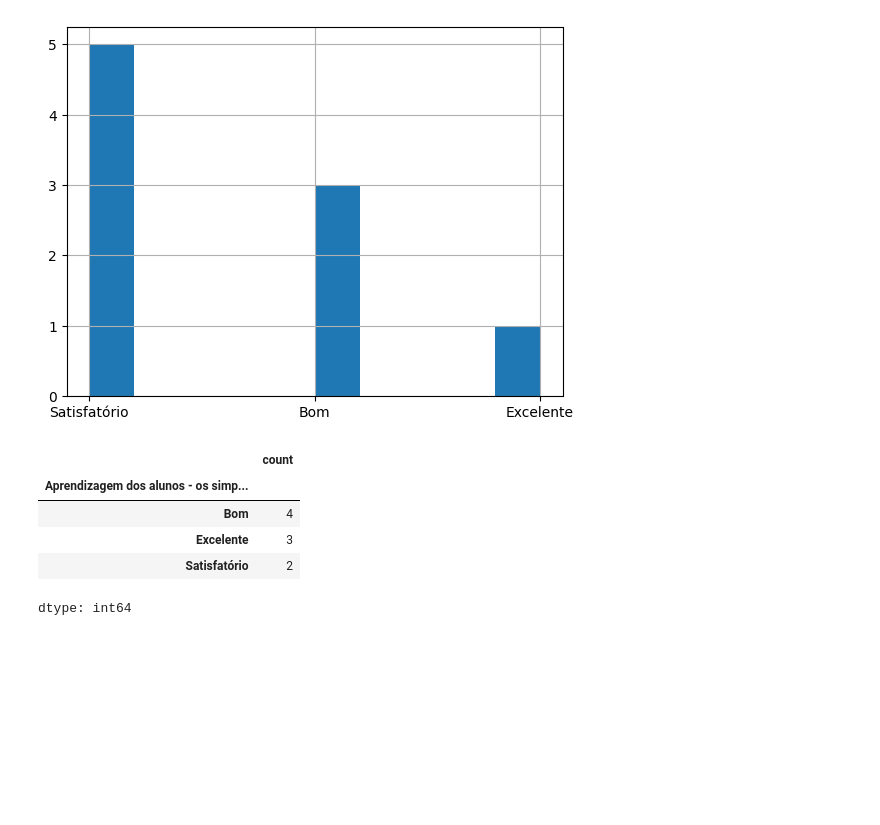
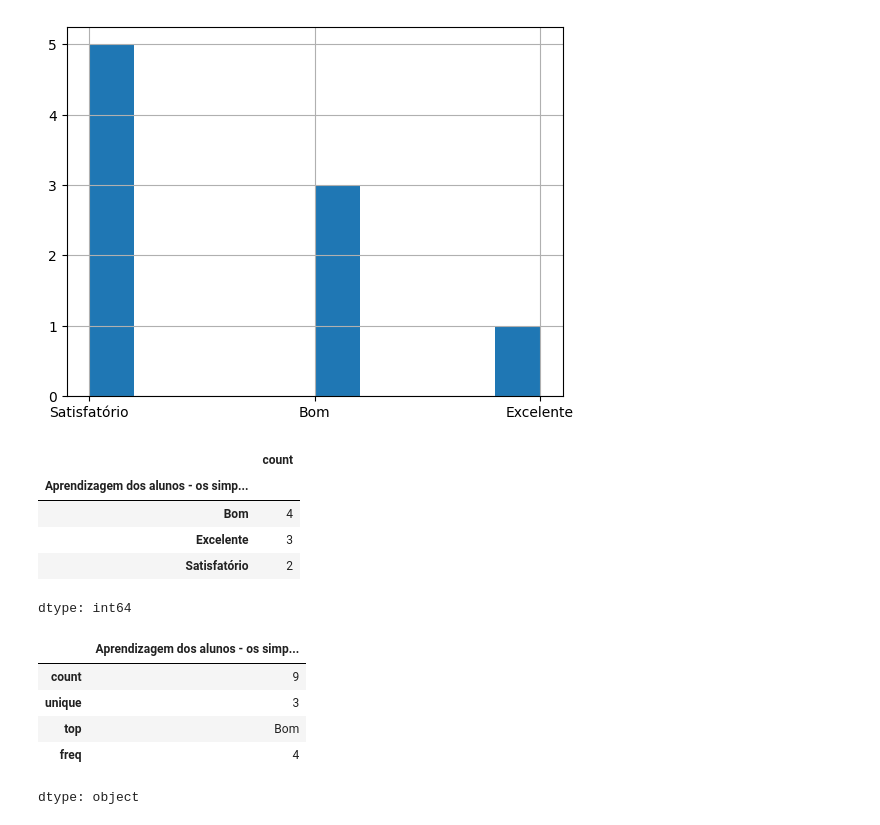
Before and after one commit to HellenCris808/Python, a Jupyter notebook: planilha2.ipynb, the cells around one changed output. Cells and saved outputs as stored; diff of their text form; code cells hidden in the pictures; blank space fills up the shorter version.

```diff
--- a/planilha2.ipynb
+++ b/planilha2.ipynb
@@ -63,3 +63,12 @@ dados['Aprendizagem dos alunos -  os simpósios, seminários, semanas de estudos
 | Excelente | 3 |
 | Satisfatório | 2 |
 dtype: int64
+# %%
+dados['Aprendizagem dos alunos -  os simpósios, seminários, semanas de estudos e outros eventos\nsão articulados com o desenvolvimento do curso.'].describe()
+# %% [output]
+|  | Aprendizagem dos alunos - os simp... |
+| count | 9 |
+| unique | 3 |
+| top | Bom |
+| freq | 4 |
+dtype: object
```
Also changed, not shown: parts of 1 cell of this notebook.
